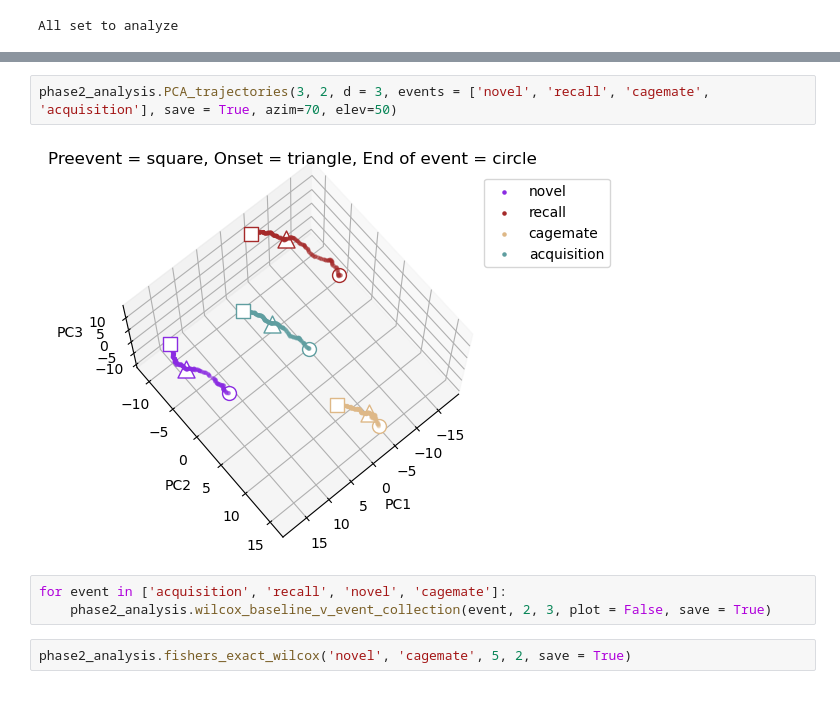
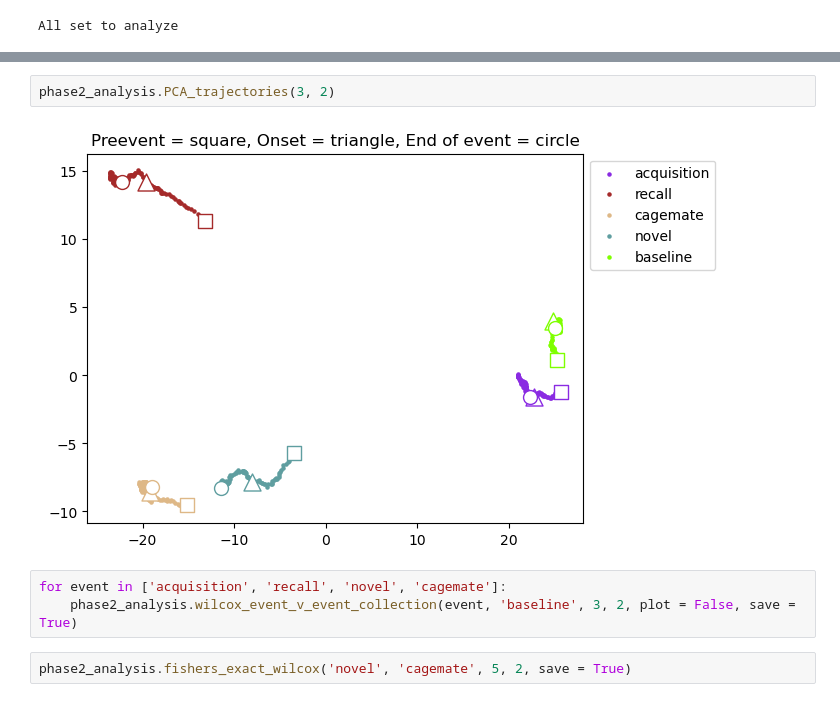
Before and after one commit to tomHep10/diff_fam_social_memory_ephys, a Jupyter notebook: Phase1_exploration.ipynb, the cells around one changed output, grey strips where cells are left out. Saved outputs shown, nothing was run; the diff lists cells and outputs as text.

```diff
--- a/Phase1_exploration.ipynb
+++ b/Phase1_exploration.ipynb
@@ -178,10 +185,10 @@ phase2_analysis.PCA_trajectories(3, 2, d = 3, events = ['novel', 'recall', 'cage
-# %%
-phase2_analysis.PCA_trajectories(3, 2, d = 3, events = ['novel', 'recall', 'cagemate', 'acquisition'], save = True, azim=70, elev=50)
-# %% [output]
-[figure, removed]
+# %%
+phase2_analysis.PCA_trajectories(3, 2)
+# %% [output]
+[figure, added]
 # %%
 for event in ['acquisition', 'recall', 'novel', 'cagemate']:
-    phase2_analysis.wilcox_baseline_v_event_collection(event, 2, 3, plot = False, save = True)
+    phase2_analysis.wilcox_event_v_event_collection(event, 'baseline', 3, 2, plot = False, save = True)
 # %%
 phase2_analysis.fishers_exact_wilcox('novel', 'cagemate', 5, 2, save = True)
 # %% [output]
```
Also changed, not shown: parts of 22 cells of this notebook, 1 other file.
